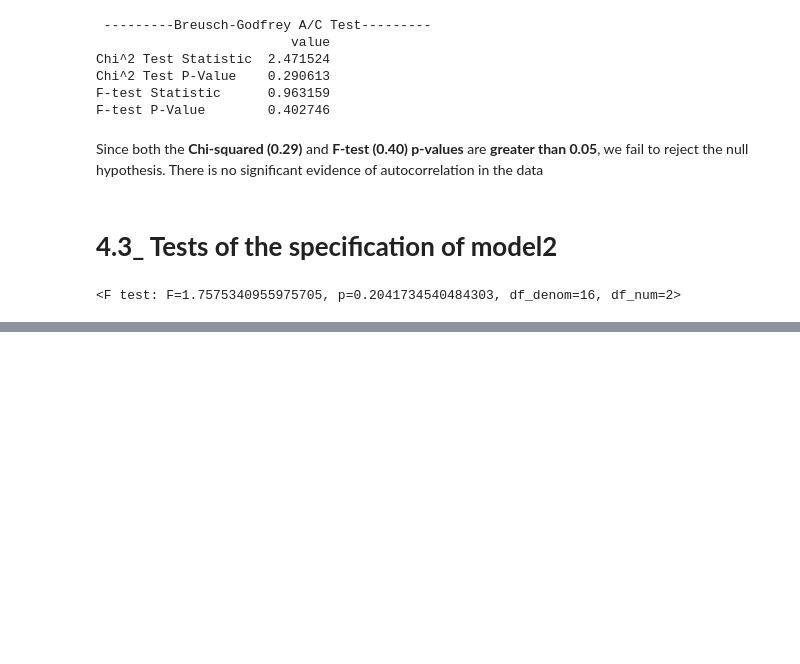
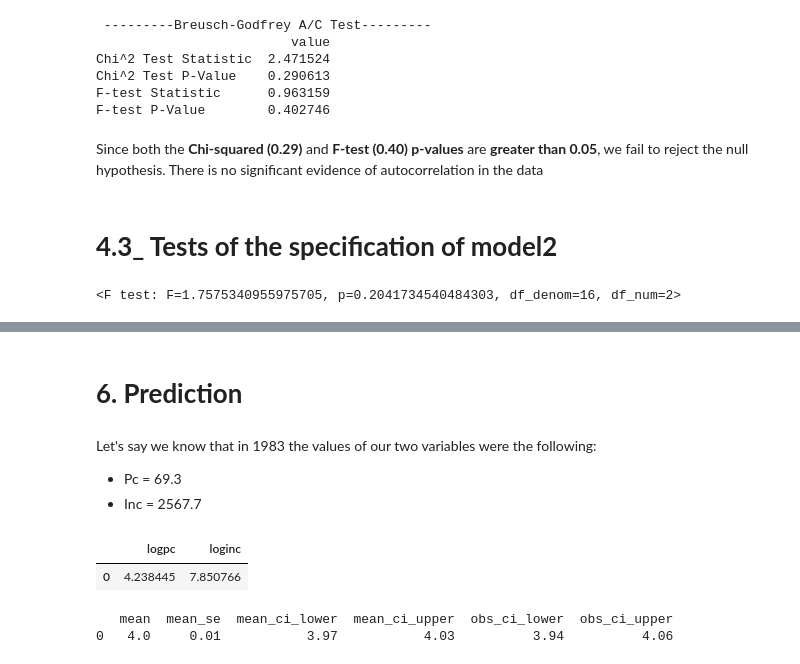
Before and after one commit to DanayaDiarra/danaya_data, a Jupyter notebook: MultLinReg_Demand_Modelling.ipynb, the cells around one changed output, grey strips where cells are left out. Cells and saved outputs as stored; diff of their text form; code cells hidden in the pictures; blank space fills up the shorter version.

```diff
--- a/MultLinReg_Demand_Modelling.ipynb
+++ b/MultLinReg_Demand_Modelling.ipynb
@@ -563,0 +653,15 @@ dfXXlog.corr().round(3)
+# %% [markdown]
+# **6. Prediction**
+# %% [markdown]
+Let's say we know that in 1983 the values of our two variables were the following:
+
+- Pc = 69.3
+- Inc = 2567.7
+# %%
+# make a data-frame
+data_chickennew = pd.DataFrame({"logpc": [np.log(69.3)],
+                                "loginc": [np.log(2567.7)]})
+data_chickennew
+# %% [output]
+|  | logpc | loginc |
+| 0 | 4.238445 | 7.850766 |
@@ -563,0 +671,5 @@ dfXXlog.corr().round(3)
+# %%
+print(pred)
+# %% [output]
+   mean  mean_se  mean_ci_lower  mean_ci_upper  obs_ci_lower  obs_ci_upper
+0   4.0     0.01           3.97           4.03          3.94          4.06
```
Also changed, not shown: parts of 16 cells of this notebook.
